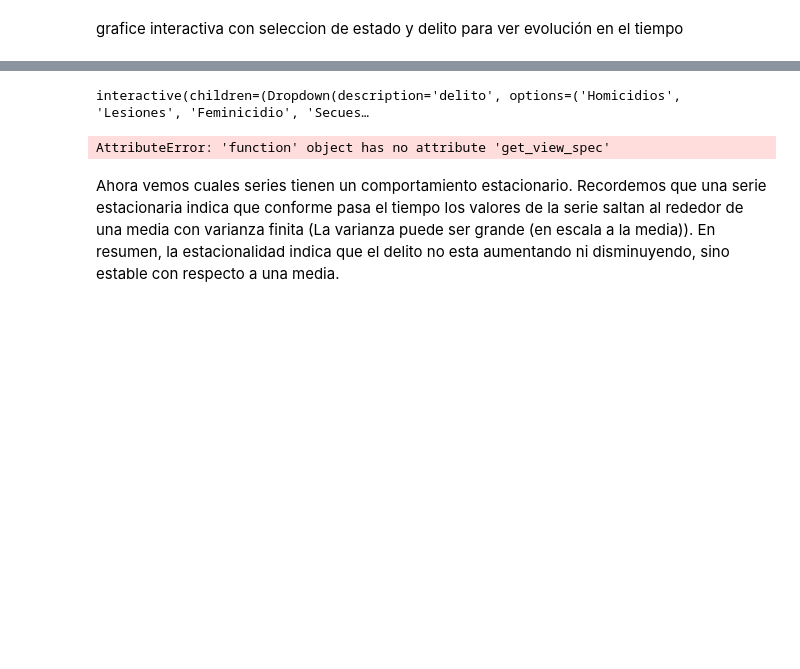
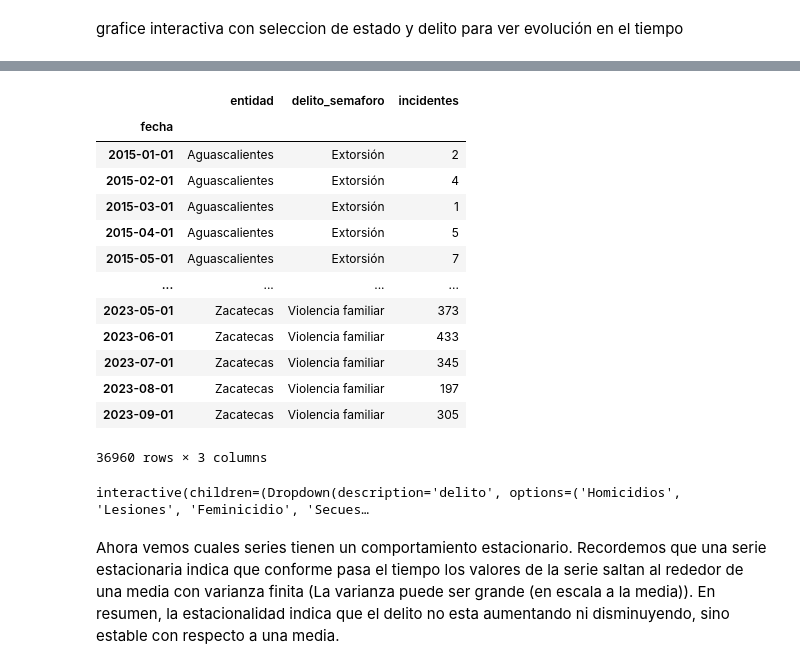
Before and after one commit to la-ciencia-del-delito/semaforo-delictivo, a Jupyter notebook: EDA/03_EDA_Series_De_tiempo.ipynb, the cells around one changed output, grey strips where cells are left out. Cells and saved outputs as stored; diff of their text form; code cells hidden in the pictures; blank space fills up the shorter version.

```diff
--- a/EDA/03_EDA_Series_De_tiempo.ipynb
+++ b/EDA/03_EDA_Series_De_tiempo.ipynb
@@ -13,8 +14,8 @@ import matplotlib.pyplot as plt
 # %%
-data_path = '../data'
-tidy_path = data_path + '/tidy'
+data_path = Path('../data')
+tidy_path = data_path / 'tidy'
 # semaforo = pd.read_csv(tidy_path + '/delitos_semaforo.csv', encoding = 'iso-8859-1')
-semaforo = pd.read_parquet(tidy_path + '/delitos_semaforo.parquet')
+semaforo = pd.read_parquet(tidy_path / 'delitos_semaforo.parquet')
 # %% [markdown]
 ## Reacomodo de datos para series de tiempo
 # %%
@@ -51,3 +64,22 @@ grafice interactiva con seleccion de estado y delito para ver evolución en el t
+# %%
+series_delitos_filtrables = pd.read_csv(tidy_path / "serie_tiempo_tidy.csv")
+series_delitos_filtrables.set_index("fecha", inplace=True)
+series_delitos_filtrables
+# %% [output]
+|  | entidad | delito_semaforo | incidentes |
+| fecha |  |  |  |
+| 2015-01-01 | Aguascalientes | Extorsión | 2 |
+| 2015-02-01 | Aguascalientes | Extorsión | 4 |
+| 2015-03-01 | Aguascalientes | Extorsión | 1 |
+| 2015-04-01 | Aguascalientes | Extorsión | 5 |
+| 2015-05-01 | Aguascalientes | Extorsión | 7 |
+| ... | ... | ... | ... |
+| 2023-05-01 | Zacatecas | Violencia familiar | 373 |
+| 2023-06-01 | Zacatecas | Violencia familiar | 433 |
+| 2023-07-01 | Zacatecas | Violencia familiar | 345 |
+| 2023-08-01 | Zacatecas | Violencia familiar | 197 |
+| 2023-09-01 | Zacatecas | Violencia familiar | 305 |
+36960 rows × 3 columns
 # %%
 def graficar(delito):
     vista = series_delitos_filtrables[series_delitos_filtrables['delito_semaforo'] == delito]
@@ -58,7 +90,6 @@ def graficar(delito):
 widgets.interact(graficar, delito = semaforo.delito_semaforo.unique());
 # %% [output]
 interactive(children=(Dropdown(description='delito', options=('Homicidios', 'Lesiones', 'Feminicidio', 'Secues…
-AttributeError: 'function' object has no attribute 'get_view_spec'
 # %%
 def es_estacionaria(data, alpha = 0.05, regression = 'c'):
     '''
```
Also changed, not shown: parts of 3 cells of this notebook, 30 other files.
